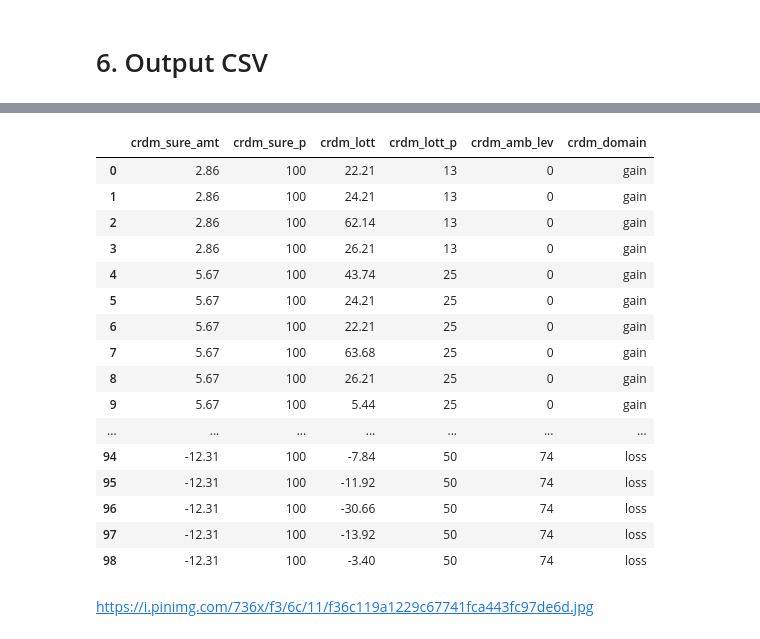
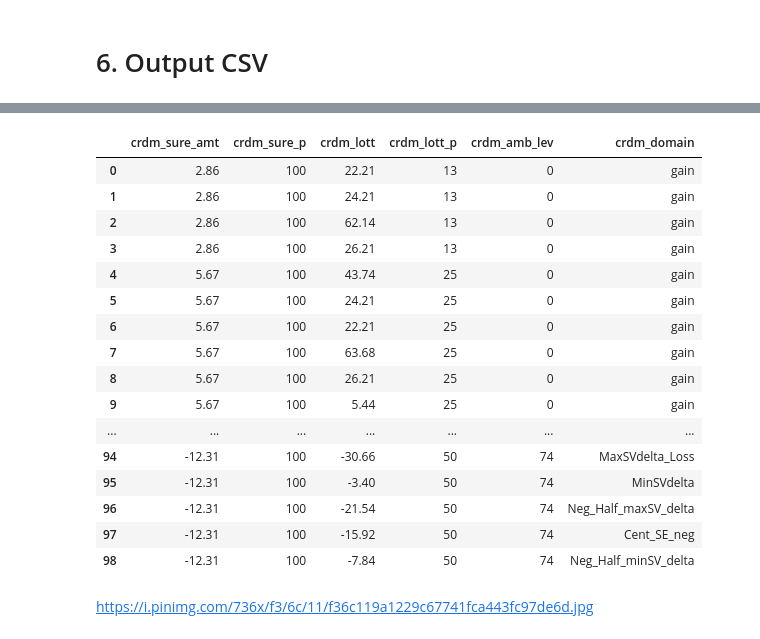
Before and after one commit to CDN-Lab/Intracraneal_electrodes, a Jupyter notebook: uncertaintyencoding.ipynb, the cells around one changed output, grey strips where cells are left out. Cells and saved outputs as stored; diff of their text form; code cells hidden in the pictures.

```diff
--- a/uncertaintyencoding.ipynb
+++ b/uncertaintyencoding.ipynb
@@ -352,7 +352,7 @@ new_df1['SV_reward'] = new_df1['deltaSV'] + new_df1['SV_New_Safe']
 #new_df1
 
 new_df2 = df_pos[['category','p_reward', 'ambiguity', 'value_safe', 'SV_New_Safe']].copy()
-new_df2['category'] = 'Neg_half_maxSV_delta'
+new_df2['category'] = 'half_maxSV_delta'
 new_df2['deltaSV'] = _delta_SV2
 new_df2['SV_reward'] = new_df2['deltaSV'] + new_df2['SV_New_Safe']
 new_df3 = pd.concat([new_df1,new_df2], ignore_index=True)
@@ -471,7 +471,7 @@ df_Trials_gains['deltaSV'] = df_Trials_gains['SV_reward'] - df_Trials_gains['SV_
 #df_Trials_gains = df_Trials_gains.drop(columns=['value_lott_SE'])
 
 #Convert selected columns to numeric values to be able to round
-columns_to_convert = ['value_reward', 'value_safe', 'SV_reward']
+columns_to_convert = ['value_reward', 'value_safe', 'SV_reward', 'deltaSV']
 df_Trials_gains[columns_to_convert] = df_Trials_gains[columns_to_convert].apply(pd.to_numeric, errors='coerce')
 df_Trials_gains = df_Trials_gains.round(2)
 df_Trials_gains
@@ -602,6 +602,3 @@ plot_scatter_hist(df_Trials_losses,xvline=-50,trials='losses')
 [figure]
 # %% [markdown]
 # 6. Output CSV
-# %%
-df_Trials_losses['category'] = 'loss'
-df_Trials_losses = df_Trials_losses.sort_values('p_reward', ascending=True).reset_index(drop=True)
@@ -711,26 +691,26 @@ crdm_trials_losses
 # %%
 crdm_trials = pd.concat([crdm_trials_gains,crdm_trials_losses],ignore_index=True)
 # %%
-crdm_trials_csv = 'csv/crdm_trials'
+crdm_trials_csv = 'csv/crdm_trials.csv'
 crdm_trials.to_csv(crdm_trials_csv,float_format='%.2f',index=False)
 pd.read_csv(crdm_trials_csv)
 # %% [output]
 |  | crdm_sure_amt | crdm_sure_p | crdm_lott | crdm_lott_p | crdm_amb_lev | crdm_domain |
 | 0 | 2.86 | 100 | 22.21 | 13 | 0 | gain |
 | 1 | 2.86 | 100 | 24.21 | 13 | 0 | gain |
 | 2 | 2.86 | 100 | 62.14 | 13 | 0 | gain |
 | 3 | 2.86 | 100 | 26.21 | 13 | 0 | gain |
 | 4 | 5.67 | 100 | 43.74 | 25 | 0 | gain |
 | 5 | 5.67 | 100 | 24.21 | 25 | 0 | gain |
 | 6 | 5.67 | 100 | 22.21 | 25 | 0 | gain |
 | 7 | 5.67 | 100 | 63.68 | 25 | 0 | gain |
 | 8 | 5.67 | 100 | 26.21 | 25 | 0 | gain |
 | 9 | 5.67 | 100 | 5.44 | 25 | 0 | gain |
 | ... | ... | ... | ... | ... | ... | ... |
-| 94 | -12.31 | 100 | -7.84 | 50 | 74 | loss |
-| 95 | -12.31 | 100 | -11.92 | 50 | 74 | loss |
-| 96 | -12.31 | 100 | -30.66 | 50 | 74 | loss |
-| 97 | -12.31 | 100 | -13.92 | 50 | 74 | loss |
-| 98 | -12.31 | 100 | -3.40 | 50 | 74 | loss |
+| 94 | -12.31 | 100 | -30.66 | 50 | 74 | MaxSVdelta_Loss |
+| 95 | -12.31 | 100 | -3.40 | 50 | 74 | MinSVdelta |
+| 96 | -12.31 | 100 | -21.54 | 50 | 74 | Neg_Half_maxSV_delta |
+| 97 | -12.31 | 100 | -15.92 | 50 | 74 | Cent_SE_neg |
+| 98 | -12.31 | 100 | -7.84 | 50 | 74 | Neg_Half_minSV_delta |
 # %% [markdown]
 https://i.pinimg.com/736x/f3/6c/11/f36c119a1229c67741fca443fc97de6d.jpg
```
Also changed, not shown: parts of 5 cells of this notebook, 2 other files.
